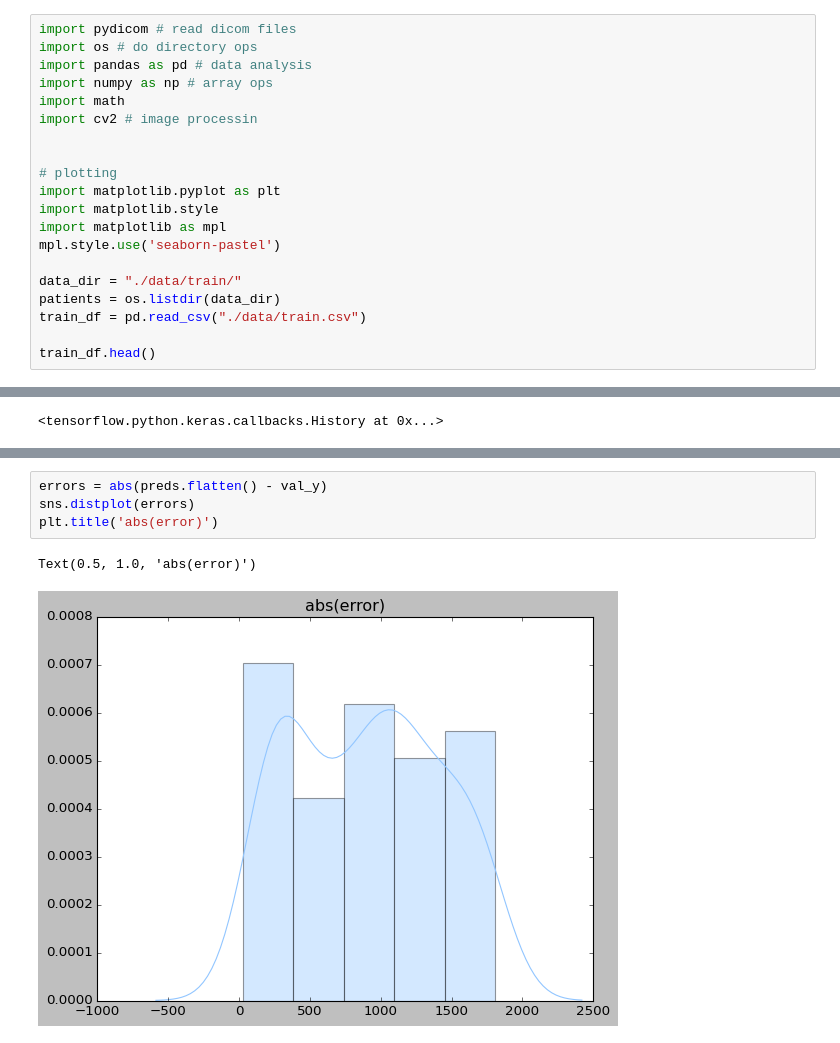
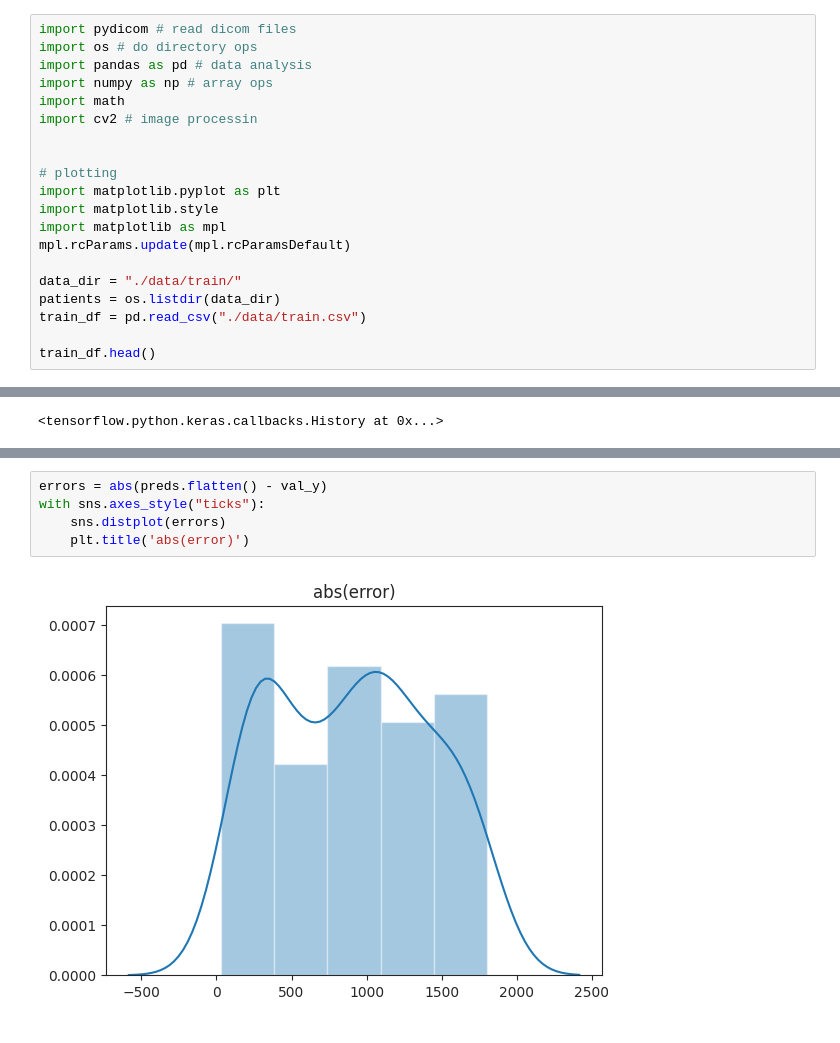
Before and after one commit to vdegenova/osic_kaggle, a Jupyter notebook: Data Ingestion.ipynb, the cells around one changed output, grey strips where cells are left out. Saved outputs shown, nothing was run; the diff lists cells and outputs as text.

Commit message:
pretty plots

```diff
--- a/Data Ingestion.ipynb
+++ b/Data Ingestion.ipynb
@@ -11,7 +11,7 @@ import cv2 # image processin
 import matplotlib.pyplot as plt
 import matplotlib.style
 import matplotlib as mpl
-mpl.style.use('seaborn-pastel')
+mpl.rcParams.update(mpl.rcParamsDefault)
 
 data_dir = "./data/train/"
 patients = os.listdir(data_dir)
@@ -301,7 +301,7 @@ Text(0.5, 1.0, 'LOL seems about right')
 # %%
 errors = abs(preds.flatten() - val_y)
-sns.distplot(errors)
-plt.title('abs(error)')
+with sns.axes_style("ticks"):
+    sns.distplot(errors)
+    plt.title('abs(error)')
 # %% [output]
-Text(0.5, 1.0, 'abs(error)')
-[figure, old version]
+[figure, new version]
```
Also changed, not shown: parts of 2 cells of this notebook.
